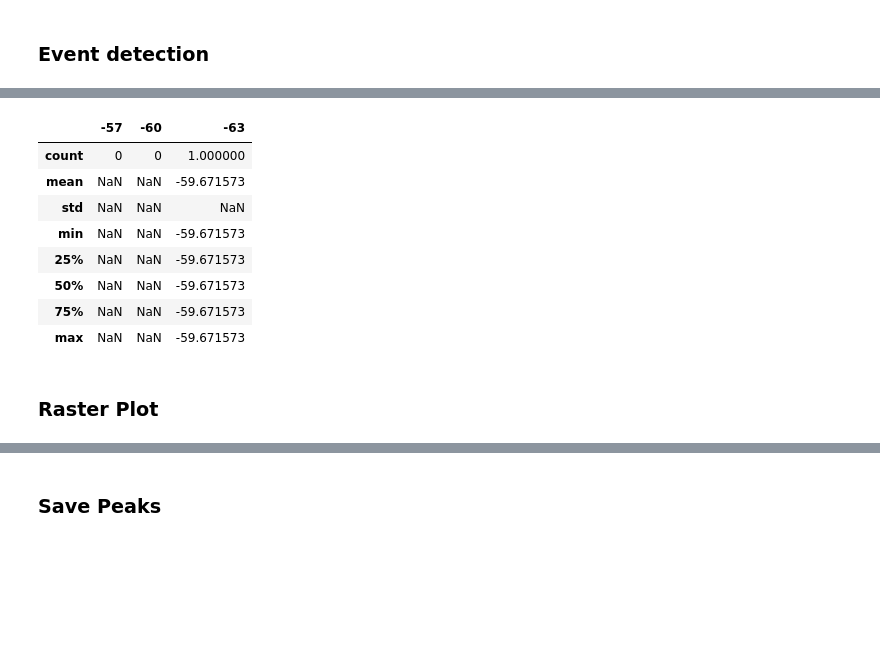
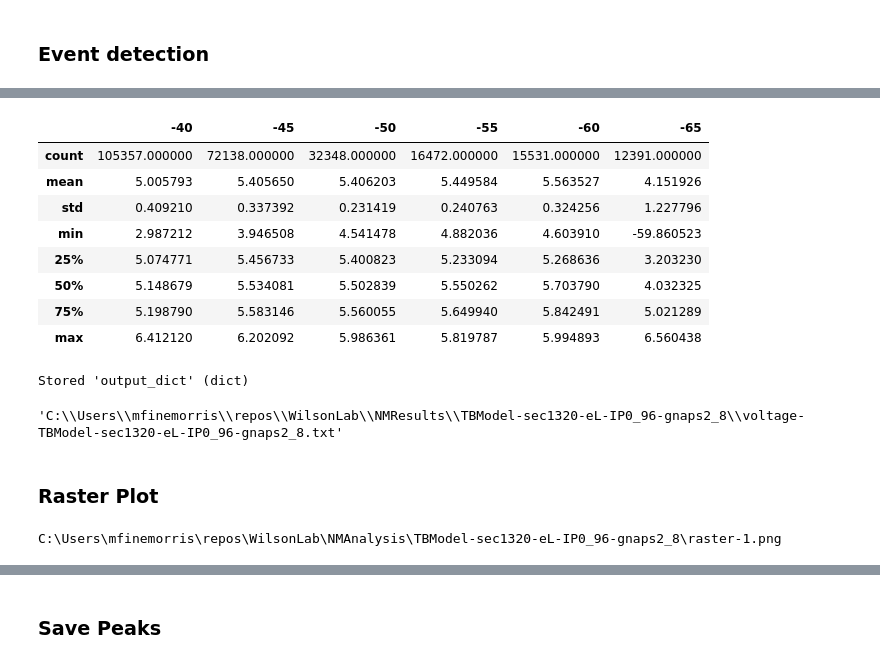
Before and after one commit to mfinemorris/WilsonLab, a Jupyter notebook: NMA.ipynb, the cells around one changed output, grey strips where cells are left out. Cells and saved outputs as stored; diff of their text form; code cells hidden in the pictures; blank space fills up the shorter version.

```diff
--- a/NMA.ipynb
+++ b/NMA.ipynb
@@ -660,19 +150,20 @@ Folder:  C:\Users\mfinemorris\repos\WilsonLab\NMResults\TBModel-sec600-eL-IP0_9
 # %%
 #load file and start new output_dict
-data_raw, output_dict, file_info_list = pull_data_file(File_Path)
+#File_Path =  files_2[1]
+#data_raw, output_dict, file_info_list = pull_data_file(File_Path)
 variable = file_info_list[3]
 file_info_str = NMResources.element_sep.join(file_info_list[1:]) #this should give a '-' sep string of the elements from file_info_list
 
 #construct output directory path name and part of file name for plots and data files
 analysis_directory = os.path.join(os.getcwd(), 'NMAnalysis')
-mkdir_p(analysis_directory) #make the analysis dir if necessary
+utility.mkdir_p(analysis_directory) #make the analysis dir if necessary
 output_dict['output_directory'] = os.path.join(analysis_directory,file_info_str)
 utility.mkdir_p(output_dict['output_directory'])
 
 print "file info: ", file_info_list
 print "file info string: ", file_info_str
-print "variable: ",variable
+print "variable: ", variable
 print "experiment: ", output_dict['exp']
 print "output directory: ", output_dict['output_directory']
-alert() #beep
+utility.alert() #beep
 # %% [output]
@@ -728,7 +227,7 @@ for label, column in data_raw.iteritems():
 #event detection on all time series
 rate = data_raw.index[3] - data_raw.index[2] # calc rate
 delta = 1
-peak_amp_temp, peak_sets_temp_x, peak_sets_temp_y = event_detection(data_raw, delta, rate)
+#peak_amp_temp, peak_sets_temp_x, peak_sets_temp_y = NMResources.event_detection(data_raw, delta, rate)
 
 #save settings and data
 output_dict['peak_amp_temp'] = peak_amp_temp
@@ -746,13 +242,26 @@ output_dict['peak_amp_temp']
-|  | -57 | -60 | -63 |
-| count | 0 | 0 | 1.000000 |
-| mean | NaN | NaN | -59.671573 |
-| std | NaN | NaN | NaN |
-| min | NaN | NaN | -59.671573 |
-| 25% | NaN | NaN | -59.671573 |
-| 50% | NaN | NaN | -59.671573 |
-| 75% | NaN | NaN | -59.671573 |
-| max | NaN | NaN | -59.671573 |
+|  | -40 | -45 | -50 | -55 | -60 | -65 |
+| count | 105357.000000 | 72138.000000 | 32348.000000 | 16472.000000 | 15531.000000 | 12391.000000 |
+| mean | 5.005793 | 5.405650 | 5.406203 | 5.449584 | 5.563527 | 4.151926 |
+| std | 0.409210 | 0.337392 | 0.231419 | 0.240763 | 0.324256 | 1.227796 |
+| min | 2.987212 | 3.946508 | 4.541478 | 4.882036 | 4.603910 | -59.860523 |
+| 25% | 5.074771 | 5.456733 | 5.400823 | 5.233094 | 5.268636 | 3.203230 |
+| 50% | 5.148679 | 5.534081 | 5.502839 | 5.550262 | 5.703790 | 4.032325 |
+| 75% | 5.198790 | 5.583146 | 5.560055 | 5.649940 | 5.842491 | 5.021289 |
+| max | 6.412120 | 6.202092 | 5.986361 | 5.819787 | 5.994893 | 6.560438 |
+# %%
+%store peak_amp_temp
+%store peak_sets_temp_x
+%store peak_sets_temp_y
+%store output_dict
+# %% [output]
+Stored 'output_dict' (dict)
+# %%
+output_dict['File_Path']
+# %% [output]
+'C:\\Users\\mfinemorris\\repos\\WilsonLab\\NMResults\\TBModel-sec1320-eL-IP0_96-gnaps2_8\\voltage-TBModel-sec1320-eL-IP0_96-gnaps2_8.txt'
 # %% [markdown]
 ### Raster Plot
 # %%
-raster_plot(output_dict['peak_sets_temp_x'])#,output_dict['output_directory'])
+NMAPlots.raster_plot(output_dict['peak_sets_temp_x'],'eL',output_dir = output_dict['output_directory'])
+# %% [output]
+C:\Users\mfinemorris\repos\WilsonLab\NMAnalysis\TBModel-sec1320-eL-IP0_96-gnaps2_8\raster-1.png
```
Also changed, not shown: parts of 40 cells of this notebook.
